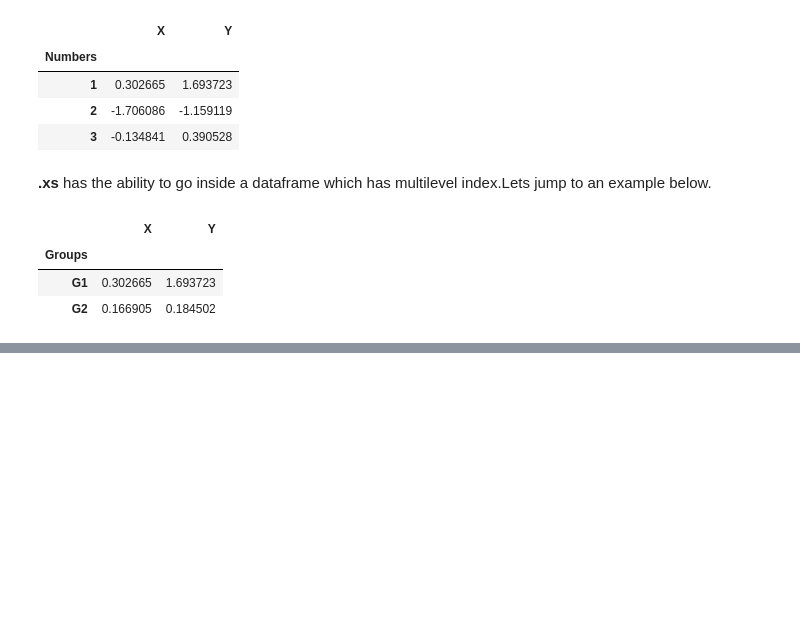
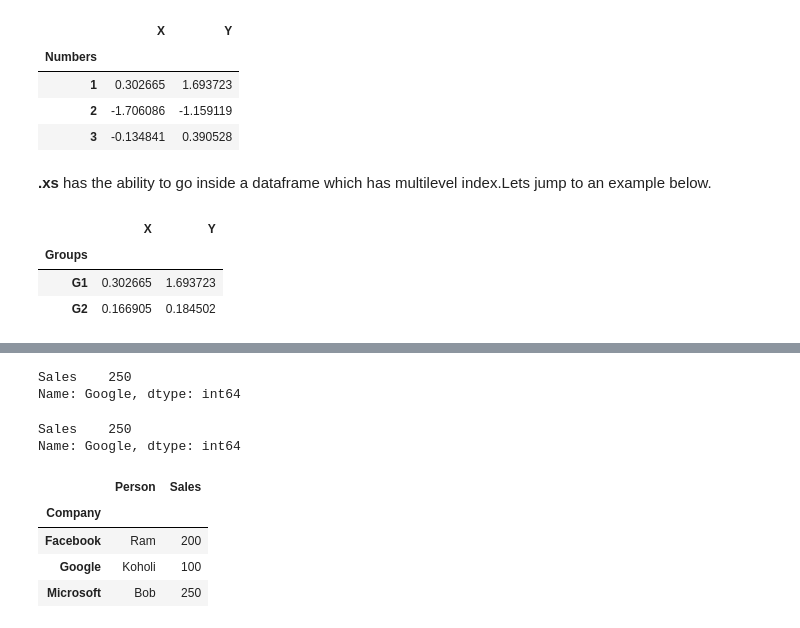
Before and after one commit to subhajitmajumder/python_program, a Jupyter notebook: me_Pandas.ipynb, the cells around one changed output, grey strips where cells are left out. Saved outputs shown, nothing was run; the diff lists cells and outputs as text; code cells hidden in the pictures; blank space fills up the shorter version.

```diff
--- a/me_Pandas.ipynb
+++ b/me_Pandas.ipynb
@@ -609,0 +715,22 @@ df.xs(1, level='Numbers')
+# %%
+#We can do more specific operations.
+
+byCompany.sum().loc['Google']
+# %% [output]
+Sales    250
+Name: Google, dtype: int64
+# %%
+#We can do by using one liner code.
+
+df.groupby('Company').sum().loc['Google']
+# %% [output]
+Sales    250
+Name: Google, dtype: int64
+# %%
+df.groupby('Company').min()
+# %% [output]
+|  | Person | Sales |
+| Company |  |  |
+| Facebook | Ram | 200 |
+| Google | Koholi | 100 |
+| Microsoft | Bob | 250 |
```
Also changed, not shown: parts of 20 cells of this notebook.
